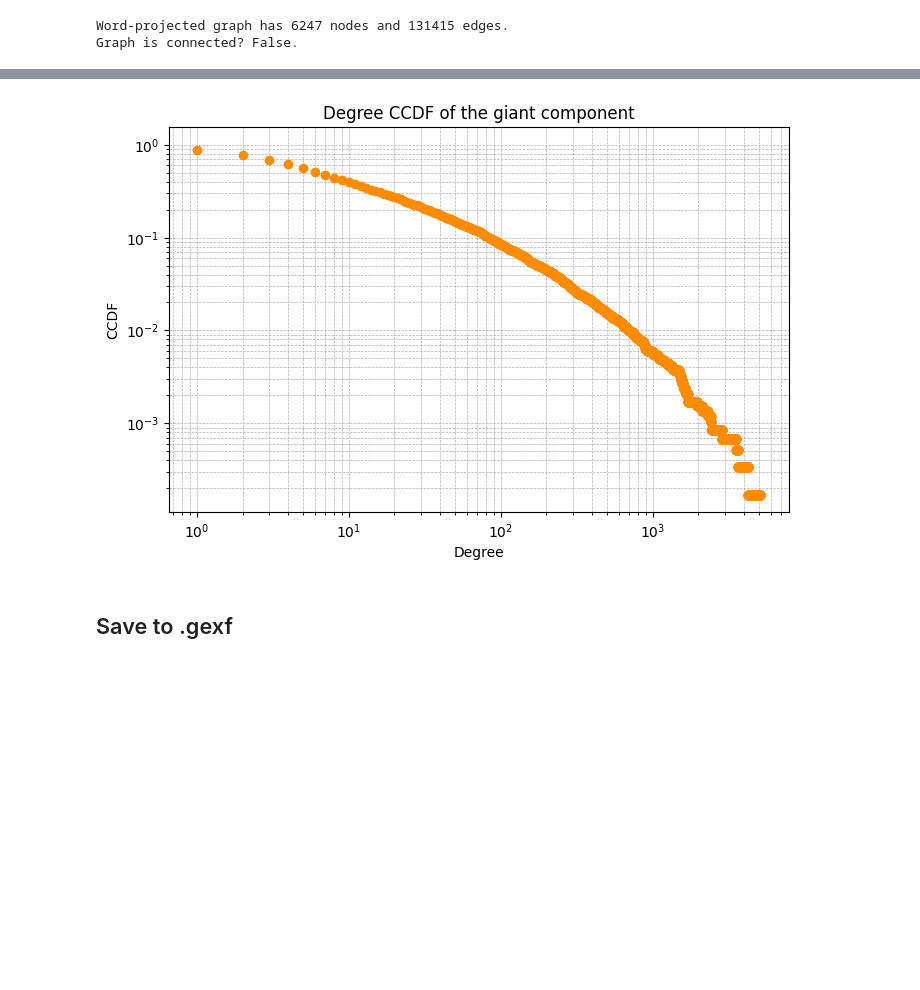
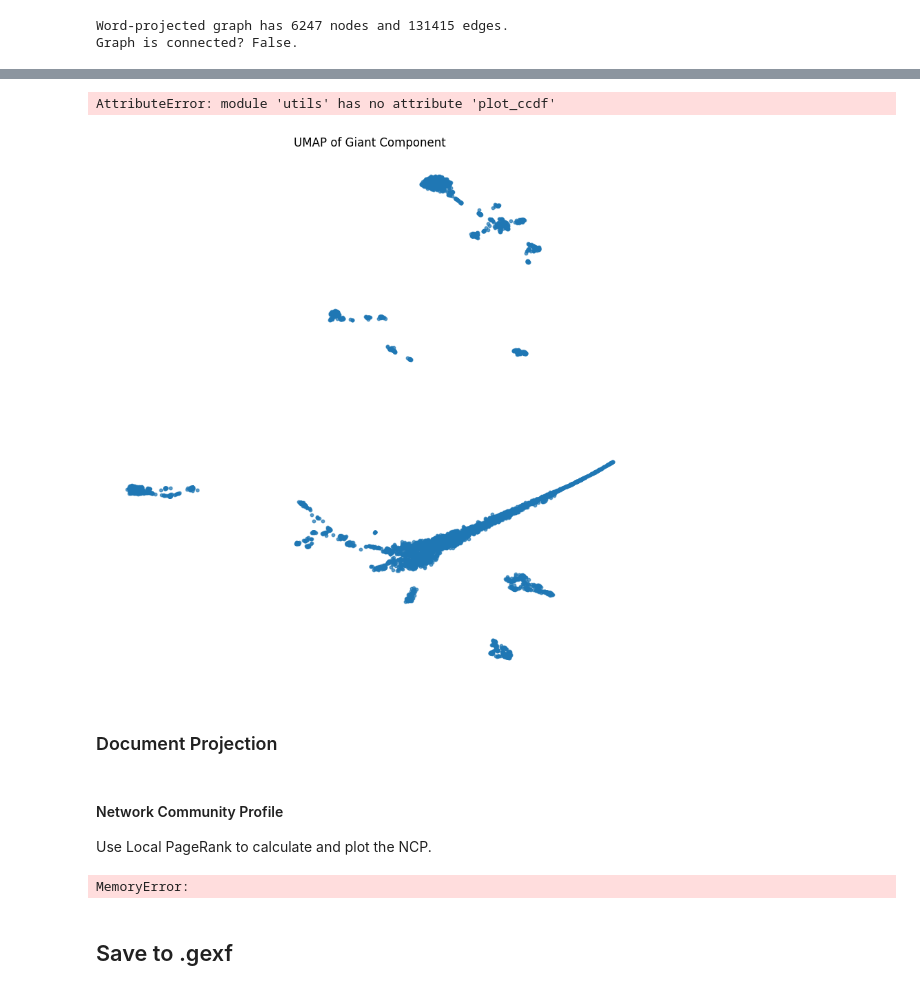
Before and after one commit to mikaelpoli/after-the-vote-network, a Jupyter notebook: build_network.ipynb, the cells around one changed output, grey strips where cells are left out. Cells and saved outputs as stored; diff of their text form; code cells hidden in the pictures; blank space fills up the shorter version.

```diff
--- a/build_network.ipynb
+++ b/build_network.ipynb
@@ -228,20 +195,43 @@ plot_giant_component_degree_distribution(giant_component)
-# %%
-import numpy as np
-
-# Sort degrees
-degree_sequence = sorted(degree_sequence)
-degree_counts = np.bincount(degree_sequence)
-degree_values = np.arange(len(degree_counts))
-
-# CCDF
-ccdf = 1.0 - np.cumsum(degree_counts) / sum(degree_counts)
-
-plt.figure(figsize=(8, 5))
-plt.loglog(degree_values, ccdf, marker='o', linestyle='none', color='darkorange')
-plt.xlabel('Degree')
-plt.ylabel('CCDF')
-plt.title('Degree CCDF of the giant component')
-plt.grid(True, which="both", ls="--", lw=0.5)
-plt.show()
-# %% [output]
-[figure, removed]
+# %%
+utils.plot_ccdf(giant_component_word)
+# %% [output]
+AttributeError: module 'utils' has no attribute 'plot_ccdf'
+# %%
+import matplotlib.pyplot as plt
+
+# --- 1️⃣ Load / Build your graph ---
+# Example:
+# g = ig.Graph.Read_GraphML("your_graph.graphml")
+# Or however you built it!
+
+
+# --- 2️⃣ Adjacency matrix of the giant component ---
+# Convert to dense numpy array
+adj_matrix_giant_word = np.array(giant_component_word.get_adjacency().data, dtype=float)
+
+# --- 3️⃣ Compute UMAP embedding ---
+# You can tweak n_neighbors, min_dist, and other parameters
+reducer = umap.UMAP(n_neighbors=15, min_dist=0.1, random_state=42)
+embedding = reducer.fit_transform(adj_matrix_giant_word)
+
+# --- 4️⃣ Plot ---
+plt.figure(figsize=(10, 10))
+plt.scatter(
+    embedding[:, 0], embedding[:, 1],
+    s=10, alpha=0.7
+    )
+plt.title('UMAP of Giant Component')
+plt.axis('off')
+plt.show()
+# %% [output]
+[figure, added]
+# %% [markdown]
+### Document Projection
+# %% [markdown]
+#### Network Community Profile
+Use Local PageRank to calculate and plot the NCP.
+# %%
+docs_projection = bn.to_igraph_projected(network, use='Pdd', threshold=0.0)
+print(f"Word-projected graph has {docs_projection.vcount()} nodes and {docs_projection.ecount()} edges.")
+# %% [output]
+MemoryError:
```
Also changed, not shown: parts of 20 cells of this notebook.
